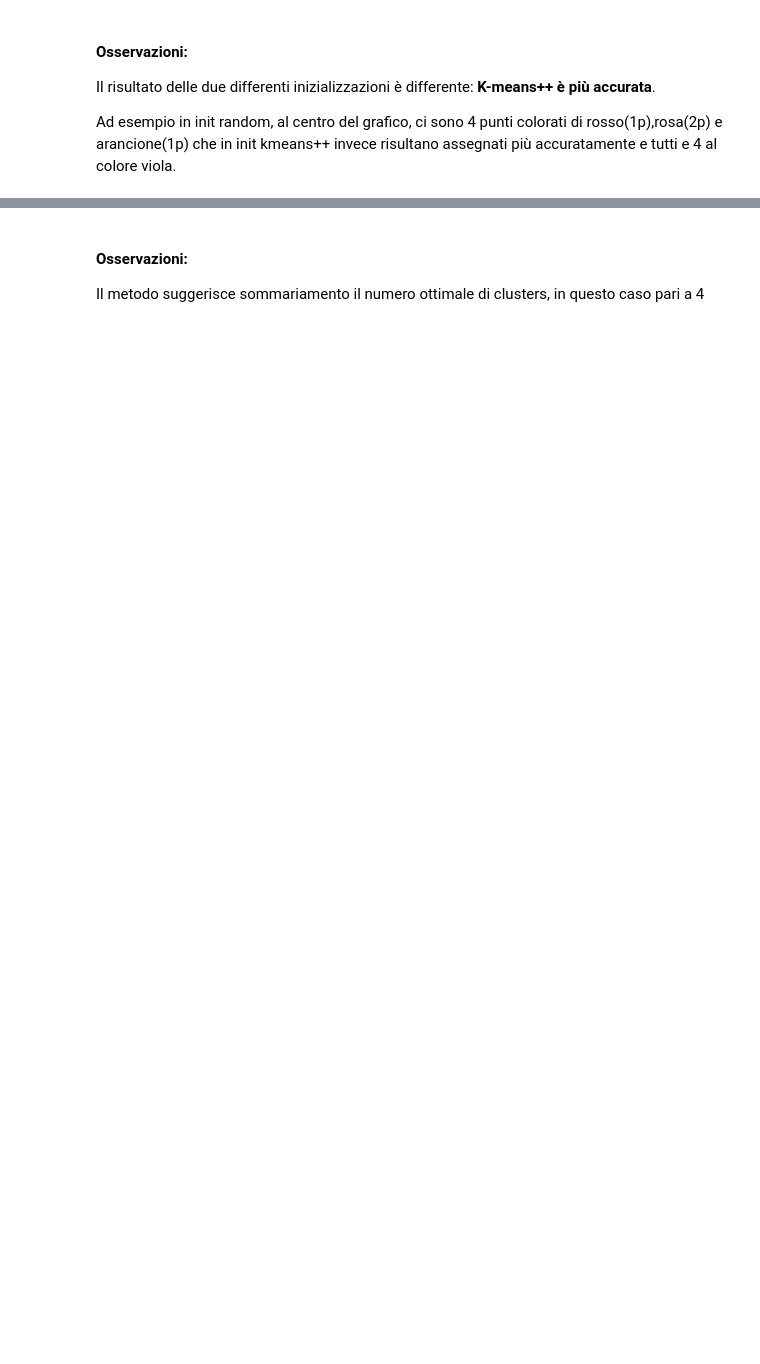
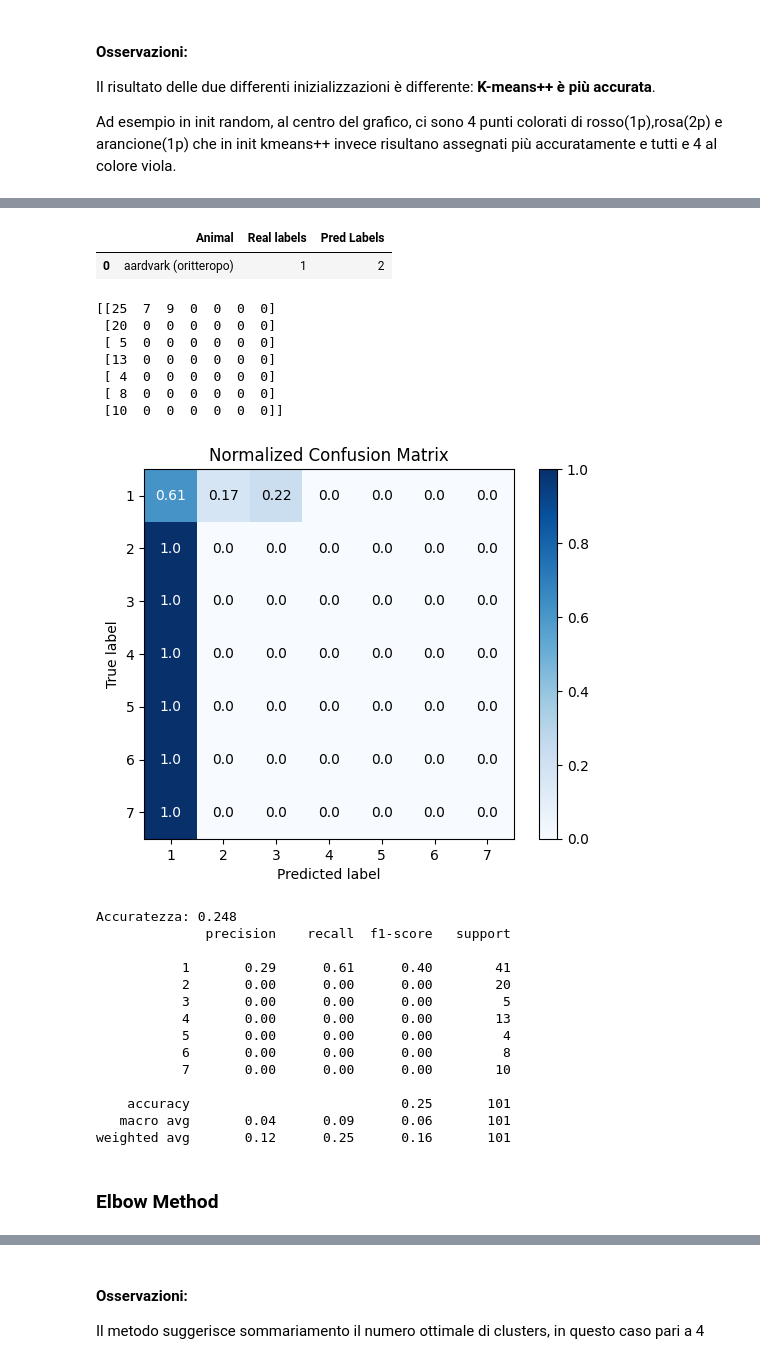
Before and after one commit to Laura1385/projectzoo, a Jupyter notebook: Maincode.ipynb, the cells around one changed output, grey strips where cells are left out. Saved outputs shown, nothing was run; the diff lists cells and outputs as text; code cells hidden in the pictures; blank space fills up the shorter version.

Commit message:
Clean and Corr Matrix.py

```diff
--- a/Maincode.ipynb
+++ b/Maincode.ipynb
@@ -222,8 +180,9 @@ ut.update_animal_name(df_zoo, 'haddock (eglefino)', 'haddock (pesce eglefino)')
 ut.update_animal_name(df_zoo, 'kiwi (kiwi)', 'kiwi (uccello kiwi)')
 ut.update_animal_name(df_zoo, 'mole (neo)', 'mole (talpa)')
 ut.update_animal_name(df_zoo, 'rhea (nandù)', 'rhea (uccello nandù)')
-ut.update_animal_name(df_zoo, 'sealion (sigillatura)', 'sealion (leone marino)')
-ut.update_animal_name(df_zoo, 'seawasp (vespa marina)', 'seawasp (medusa)')
+ut.update_animal_name(df_zoo, 'sealion (sigillatura)', 'sealion (leone marino)')#a volte la traduzione è corretta
+ut.update_animal_name(df_zoo, 'seawasp (vespa marina)', 'seawasp (medusa)') #a volte lo traduce così
+ut.update_animal_name(df_zoo, 'seawasp (seawasp)', 'seawasp (medusa)') #a volte lo traduce così
 ut.update_animal_name(df_zoo, 'skimmer (skimmer)', 'skimmer (uccello skimmer)')
 ut.update_animal_name(df_zoo, 'skua (skua)', 'skua (uccello skua)')
 ut.update_animal_name(df_zoo, 'sole (sole)', 'sole (sogliola)')
@@ -499,5 +428,5 @@ df_new2 = df_new.drop(['class_type (tipo_classe)'],axis=1)
 # %%
-X = df_new2.iloc[:, 1:16].values  #select columns from 2 to 17 like features matrix X
-y = df_new2.iloc[:, -3].values  #select legs column
+X = df_new2.iloc[:, 1:17].values  #select all
+y = df_new2.iloc[:, -4].values  #select legs column
 n_samples, n_features = X.shape
 n_samples, n_features
@@ -625,0 +605,14 @@ Kmeanplus_results = df_cl
+# %%
+df_real = df_new.iloc[:, [0, -1]]
+df_real = df_real.rename(columns={'animal_name (nome_animale)': 'Animal', 'class_type (tipo_classe)': 'Real labels'})
+#df_real.head(1)
+
+df_pred = df_cl.copy()
+df_pred['Pred Labels'] = df_pred['Pred Labels'].astype('int64')
+#df_pred.head(1)
+
+merged_df = pd.merge(df_real, df_pred, on='Animal')
+merged_df.head(1)
+# %% [output]
+|  | Animal | Real labels | Pred Labels |
+| 0 | aardvark (oritteropo) | 1 | 2 |
@@ -626,3 +621,50 @@ Kmeanplus_results = df_cl
+# %%
+# ottieni le etichette reali e predette
+true_labels = merged_df['Real labels']
+pred_labels = merged_df['Pred Labels']
+# ottieni la confusion matrix
+from sklearn.metrics import confusion_matrix
+
+cm = confusion_matrix(true_labels, pred_labels)
+print(cm)
+#pip install scikit-plot
+import scikitplot as skplt
+
+# visualizza la confusion matrix
+skplt.metrics.plot_confusion_matrix(true_labels, pred_labels, normalize=True)
+plt.show()
+
+from sklearn.metrics import accuracy_score, classification_report
+acc = accuracy_score(true_labels, pred_labels)
+print("Accuratezza: {:.3f}".format(acc))
+
+report=classification_report(true_labels, pred_labels)
+print(report)
+# %% [output]
+[[25  7  9  0  0  0  0]
+ [20  0  0  0  0  0  0]
+ [ 5  0  0  0  0  0  0]
+ [13  0  0  0  0  0  0]
+ [ 4  0  0  0  0  0  0]
+ [ 8  0  0  0  0  0  0]
+ [10  0  0  0  0  0  0]]
+[figure, added]
+Accuratezza: 0.248
+              precision    recall  f1-score   support
+
+           1       0.29      0.61      0.40        41
+           2       0.00      0.00      0.00        20
+           3       0.00      0.00      0.00         5
+           4       0.00      0.00      0.00        13
+           5       0.00      0.00      0.00         4
+           6       0.00      0.00      0.00         8
+           7       0.00      0.00      0.00        10
+
+    accuracy                           0.25       101
+   macro avg       0.04      0.09      0.06       101
+weighted avg       0.12      0.25      0.16       101
+# %% [markdown]
+### Elbow Method
 # %%
 #Elbow Method
 kmeans.inertia_ #ex kmplus_clustering.inertia_
```
Also changed, not shown: parts of 129 cells of this notebook, 8 other files.
